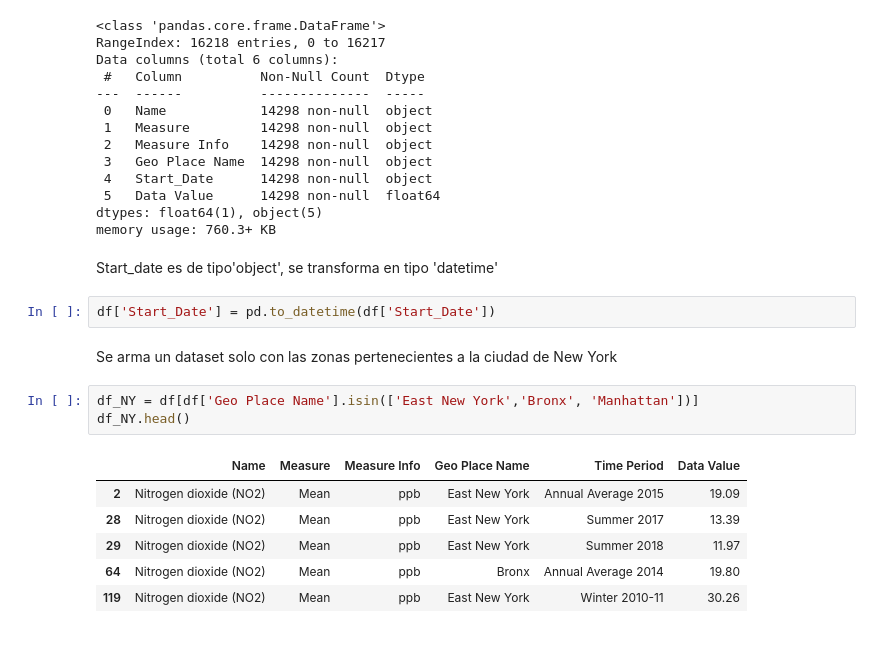
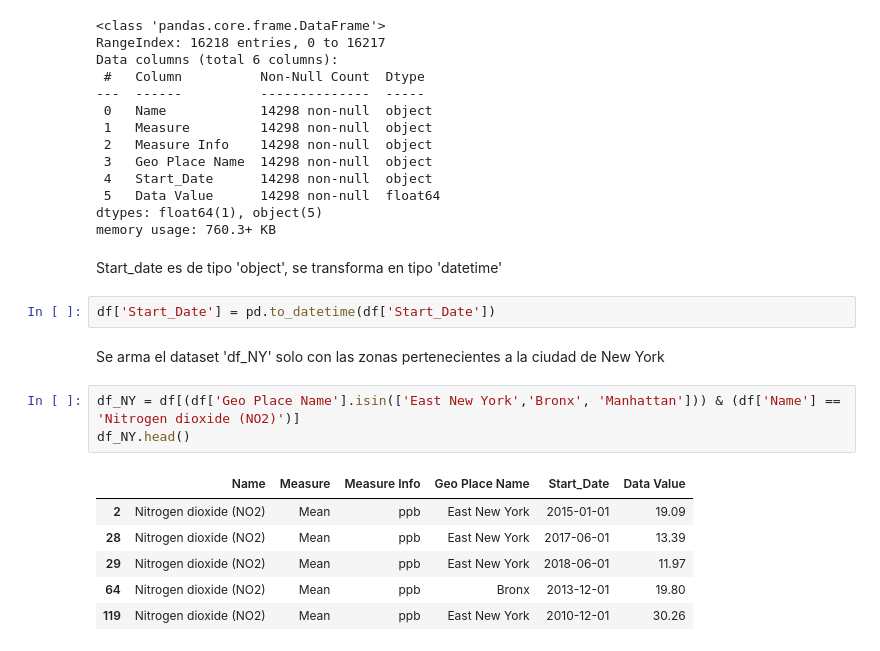
Before and after one commit to TheAlfonzReyes/Taxis-electricos-NYC, a Jupyter notebook: EDA-ETL/calidad_aire_NY.ipynb, the cells around one changed output. Cells and saved outputs as stored; diff of their text form.

```diff
--- a/EDA-ETL/calidad_aire_NY.ipynb
+++ b/EDA-ETL/calidad_aire_NY.ipynb
@@ -31,18 +35,18 @@ Data columns (total 6 columns):
 dtypes: float64(1), object(5)
 memory usage: 760.3+ KB
 # %% [markdown]
-Start_date es de tipo'object', se transforma en tipo 'datetime'
+Start_date es de tipo 'object', se transforma en tipo 'datetime'
 # %%
 df['Start_Date'] = pd.to_datetime(df['Start_Date'])
 # %% [markdown]
-Se arma un dataset solo con las zonas pertenecientes a la ciudad de New York
+Se arma el  dataset 'df_NY' solo con las zonas pertenecientes a la ciudad de New York
 # %%
-df_NY = df[df['Geo Place Name'].isin(['East New York','Bronx', 'Manhattan'])]
+df_NY = df[(df['Geo Place Name'].isin(['East New York','Bronx', 'Manhattan'])) & (df['Name'] == 'Nitrogen dioxide (NO2)')]
 df_NY.head()
 # %% [output]
-|  | Name | Measure | Measure Info | Geo Place Name | Time Period | Data Value |
-| 2 | Nitrogen dioxide (NO2) | Mean | ppb | East New York | Annual Average 2015 | 19.09 |
-| 28 | Nitrogen dioxide (NO2) | Mean | ppb | East New York | Summer 2017 | 13.39 |
-| 29 | Nitrogen dioxide (NO2) | Mean | ppb | East New York | Summer 2018 | 11.97 |
-| 64 | Nitrogen dioxide (NO2) | Mean | ppb | Bronx | Annual Average 2014 | 19.80 |
-| 119 | Nitrogen dioxide (NO2) | Mean | ppb | East New York | Winter 2010-11 | 30.26 |
+|  | Name | Measure | Measure Info | Geo Place Name | Start_Date | Data Value |
+| 2 | Nitrogen dioxide (NO2) | Mean | ppb | East New York | 2015-01-01 | 19.09 |
+| 28 | Nitrogen dioxide (NO2) | Mean | ppb | East New York | 2017-06-01 | 13.39 |
+| 29 | Nitrogen dioxide (NO2) | Mean | ppb | East New York | 2018-06-01 | 11.97 |
+| 64 | Nitrogen dioxide (NO2) | Mean | ppb | Bronx | 2013-12-01 | 19.80 |
+| 119 | Nitrogen dioxide (NO2) | Mean | ppb | East New York | 2010-12-01 | 30.26 |
```
Also changed, not shown: parts of 22 cells of this notebook, 2 other files.
